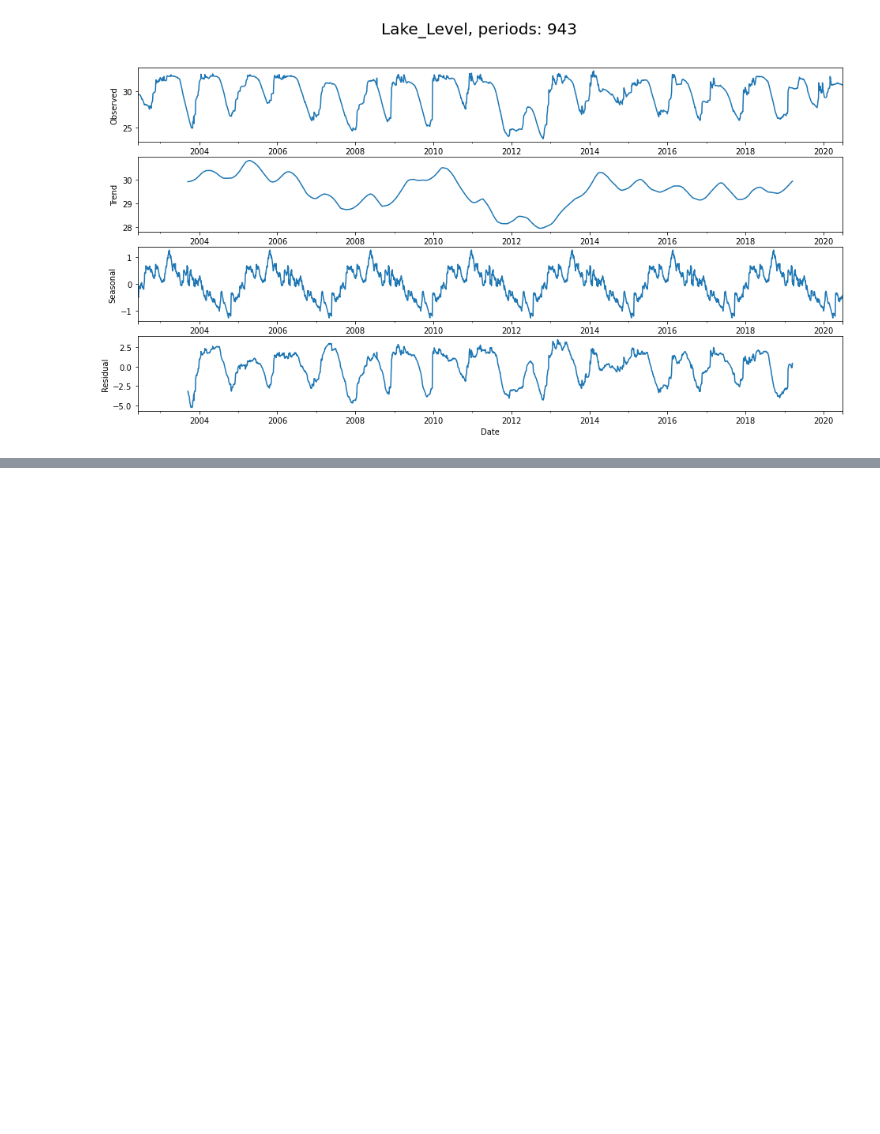
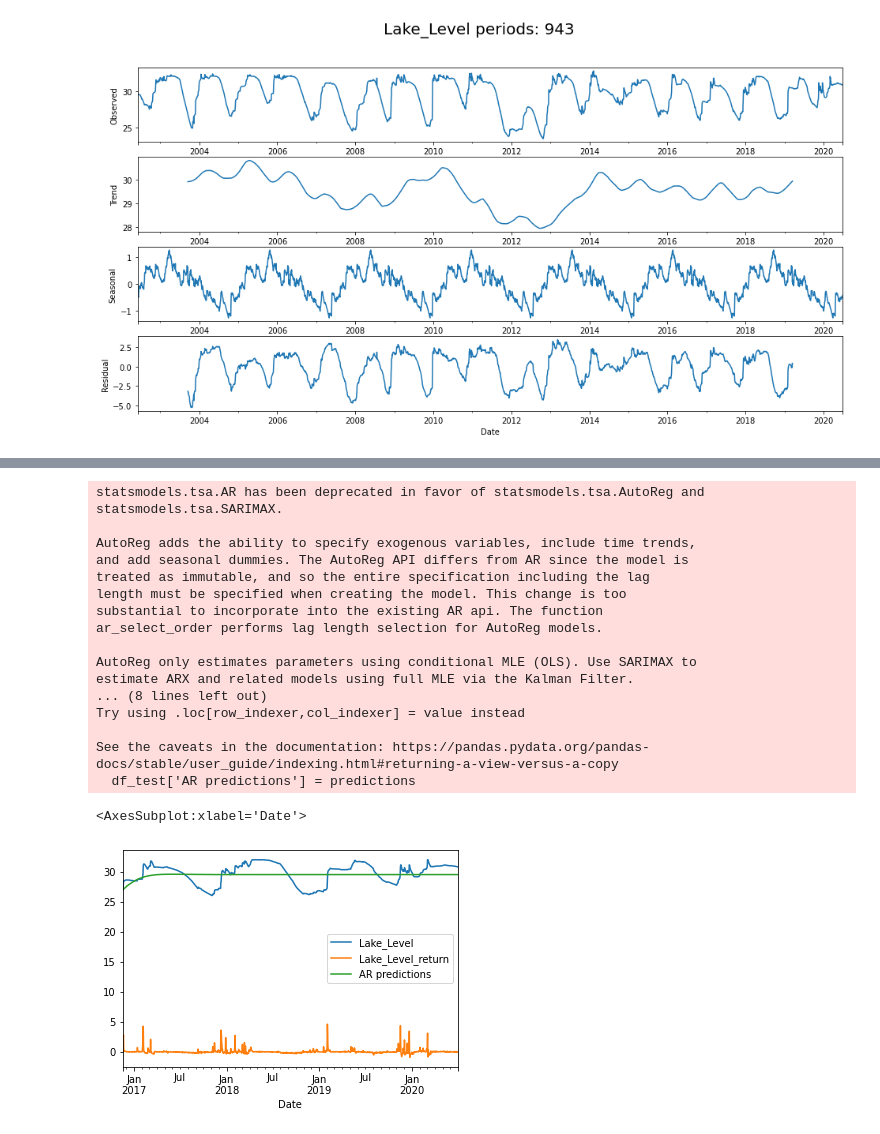
Before and after one commit to KlemenKozelj/master_thesis, a Jupyter notebook: 02_Lake_Bilancino_Time_Series.ipynb, the cells around one changed output, grey strips where cells are left out. Drawn from its saved outputs; the diff is of its cells as text; code cells hidden in the pictures; blank space fills up the shorter version.

```diff
--- a/02_Lake_Bilancino_Time_Series.ipynb
+++ b/02_Lake_Bilancino_Time_Series.ipynb
@@ -17,7 +19,11 @@ df_raw = pd.read_csv('./data/00_original/Lake_Bilancino.csv', sep=',', header=0,
 
 df = df_raw[['Lake_Level']].copy()
 df.index = pd.to_datetime(df.index, format = '%d/%m/%Y')
-df = df.asfreq('d')
+df = df.asfreq('D')
+
+# df = df.resample('W').mean()
+# df = df.asfreq('W')
+
 df.head(5)
 # %% [output]
 |  | Lake_Level |
@@ -191 +200,33 @@ Date
+# %%
+from statsmodels.tsa.ar_model import AR, ARResults
+
+ar_model = AR(df_learn['Lake_Level'])
+
+ar_model_fit = ar_model.fit(maxlag=30)
+
+predictions = ar_model_fit.predict(start=len(df_learn['Lake_Level']), end=len(df['Lake_Level']))
+
+df_test['AR predictions'] = predictions
+
+df_test.plot()
+# %% [output]
+statsmodels.tsa.AR has been deprecated in favor of statsmodels.tsa.AutoReg and
+statsmodels.tsa.SARIMAX.
+
+AutoReg adds the ability to specify exogenous variables, include time trends,
+and add seasonal dummies. The AutoReg API differs from AR since the model is
+treated as immutable, and so the entire specification including the lag
+length must be specified when creating the model. This change is too
+substantial to incorporate into the existing AR api. The function
+ar_select_order performs lag length selection for AutoReg models.
+
+AutoReg only estimates parameters using conditional MLE (OLS). Use SARIMAX to
+estimate ARX and related models using full MLE via the Kalman Filter.
+... (8 lines left out)
+Try using .loc[row_indexer,col_indexer] = value instead
+
+See the caveats in the documentation: https://pandas.pydata.org/pandas-docs/stable/user_guide/indexing.html#returning-a-view-versus-a-copy
+  df_test['AR predictions'] = predictions
+<AxesSubplot:xlabel='Date'>
+[figure, added]
 # %%
```
Also changed, not shown: parts of 11 cells of this notebook.
